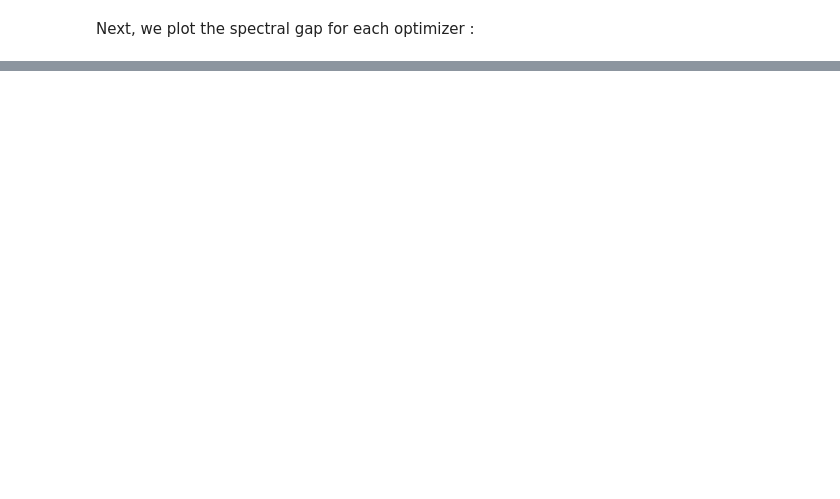
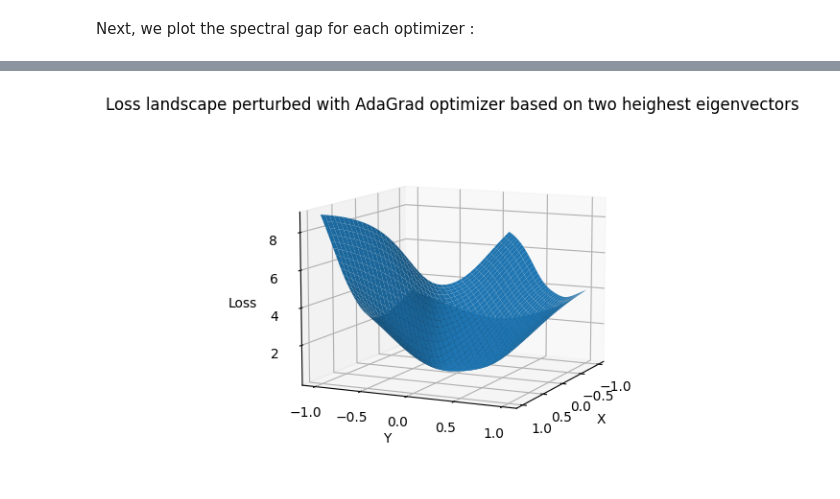
Before and after one commit to albias1996/OptML_project, a Jupyter notebook: plotting_results.ipynb, the cells around one changed output, grey strips where cells are left out. Cells and saved outputs as stored; diff of their text form; code cells hidden in the pictures; blank space fills up the shorter version.

```diff
--- a/plotting_results.ipynb
+++ b/plotting_results.ipynb
@@ -116,0 +142,4 @@ Text(0.08, 0.5, 'Loss [-]')
+# %%
+plot_3d_loss_landscape(X.numpy(), Y.numpy(), adagrad_3d_loss, "AdaGrad", 10, 25)
+# %% [output]
+[figure, added]
```
Also changed, not shown: parts of 12 cells of this notebook.
